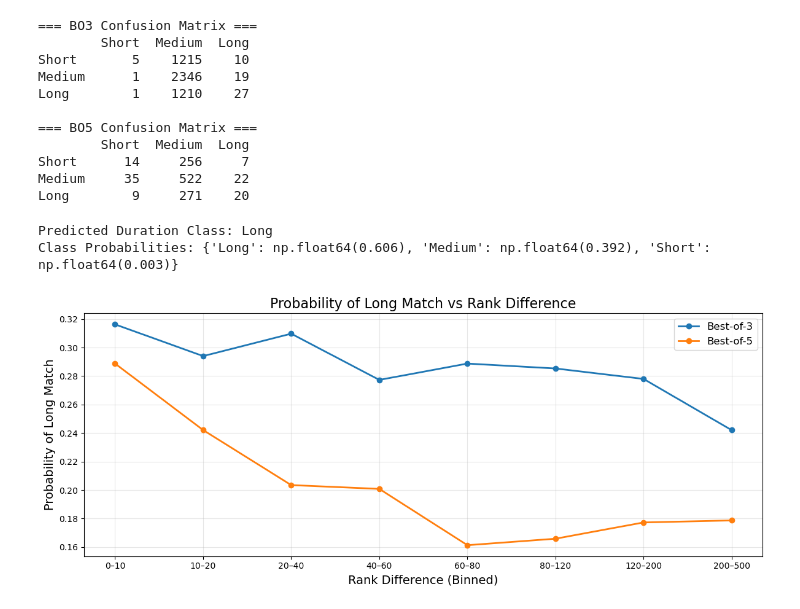
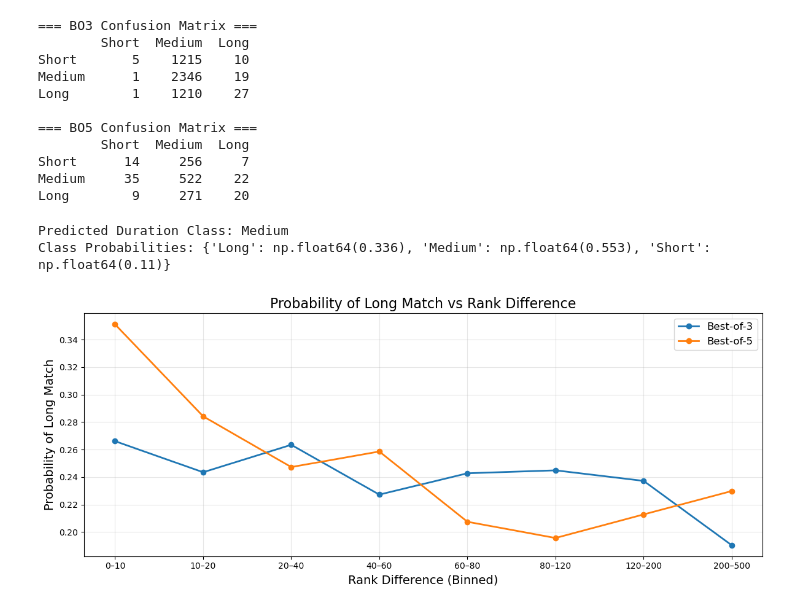
Before and after one commit to valipieri/DSF-projekt-, a Jupyter notebook: DSF/dsf_project_two.ipynb, the cells around one changed output. Cells and saved outputs as stored; diff of their text form; code cells hidden in the pictures.

```diff
--- a/DSF/dsf_project_two.ipynb
+++ b/DSF/dsf_project_two.ipynb
@@ -501,48 +546,48 @@ def predict_match_class(rank1, rank2, age1, age2, surface, tourney_level, round_
 # Example classification prediction
 
 result = predict_match_class(
-    rank1 = 5,
-    rank2 = 18,
-    age1 = 27,
-    age2 = 24,
+    rank1 = 1,
+    rank2 = 1,
+    age1 = 21,
+    age2 = 21,
     surface = "Hard",
-    tourney_level = "A",
-    round_code = "QF",
-    best_of = 3
+    tourney_level = "G",
+    round_code = "F",
+    best_of = 5
 )
 # %% [output]
-Predicted Duration Class: Long
-Class Probabilities: {'Long': np.float64(0.606), 'Medium': np.float64(0.392), 'Short': np.float64(0.003)}
+Predicted Duration Class: Medium
+Class Probabilities: {'Long': np.float64(0.336), 'Medium': np.float64(0.553), 'Short': np.float64(0.11)}
 # %%
 # Probability of Long Matches vs Rank Difference
 # (Separated for Best-of-3 and Best-of-5)
 
 # Define long match thresholds
-df["is_long_bo3"] = ((df["best_of"] == 3) & (df["minutes"] > 120)).astype(int)
-df["is_long_bo5"] = ((df["best_of"] == 5) & (df["minutes"] > 200)).astype(int)
+df["is_long_bo3"] = ((df["best_of"] == 3) & (df["minutes"] > 126)).astype(int)
+df["is_long_bo5"] = ((df["best_of"] == 5) & (df["minutes"] > 190)).astype(int)
 
 # Create rank difference binning
 df["rank_diff_bin"] = pd.cut(
     df["rank_diff"],
     bins=[0,10,20,40,60,80,120,200,500],
     labels=["0–10", "10–20", "20–40", "40–60", "60–80", "80–120", "120–200", "200–500"]
 )
 
 # Group by bins
 bo3_probs = df[df["best_of"] == 3].groupby("rank_diff_bin")["is_long_bo3"].mean()
 bo5_probs = df[df["best_of"] == 5].groupby("rank_diff_bin")["is_long_bo5"].mean()
 
 # Plot
 plt.figure(figsize=(12,5))
 plt.plot(bo3_probs.index, bo3_probs.values, marker="o", label="Best-of-3", linewidth=2)
 plt.plot(bo5_probs.index, bo5_probs.values, marker="o", label="Best-of-5", linewidth=2)
 
 plt.title("Probability of Long Match vs Rank Difference", fontsize=16)
 plt.xlabel("Rank Difference (Binned)", fontsize=14)
 plt.ylabel("Probability of Long Match", fontsize=14)
 plt.grid(alpha=0.3)
 plt.legend(fontsize=12)
 plt.tight_layout()
 plt.show()
 # %% [output]
-[figure, old version]
+[figure, new version]
```
Also changed, not shown: parts of 2 cells of this notebook.
